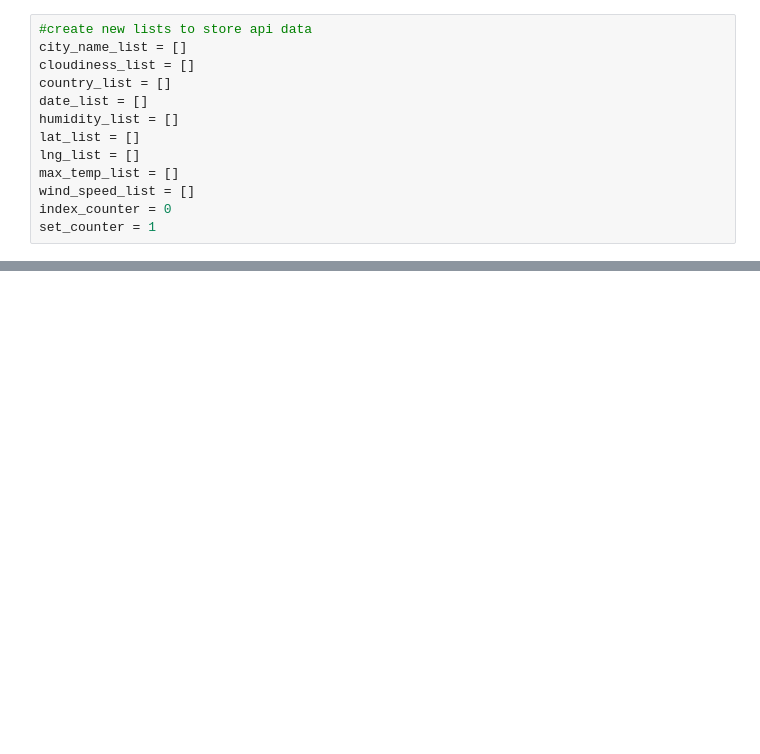
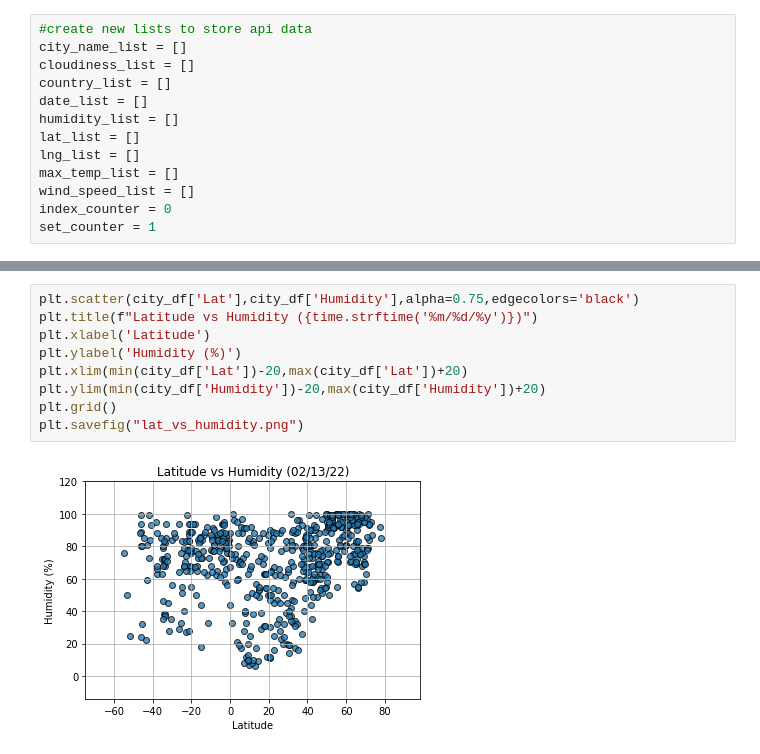
Before and after one commit to gabriellaburns/python-api-challenge, a Jupyter notebook: weatherpy/weatherpy.ipynb, the cells around one changed output, grey strips where cells are left out. Saved outputs shown, nothing was run; the diff lists cells and outputs as text; blank space fills up the shorter version.

```diff
--- a/weatherpy/weatherpy.ipynb
+++ b/weatherpy/weatherpy.ipynb
@@ -112,0 +157,11 @@ Data Retrieval Complete
+# %%
+plt.scatter(city_df['Lat'],city_df['Humidity'],alpha=0.75,edgecolors='black')
+plt.title(f"Latitude vs Humidity ({time.strftime('%m/%d/%y')})")
+plt.xlabel('Latitude')
+plt.ylabel('Humidity (%)')
+plt.xlim(min(city_df['Lat'])-20,max(city_df['Lat'])+20)
+plt.ylim(min(city_df['Humidity'])-20,max(city_df['Humidity'])+20)
+plt.grid()
+plt.savefig("lat_vs_humidity.png")
+# %% [output]
+[figure, added]
```
Also changed, not shown: parts of 15 cells of this notebook, 8 other files.
